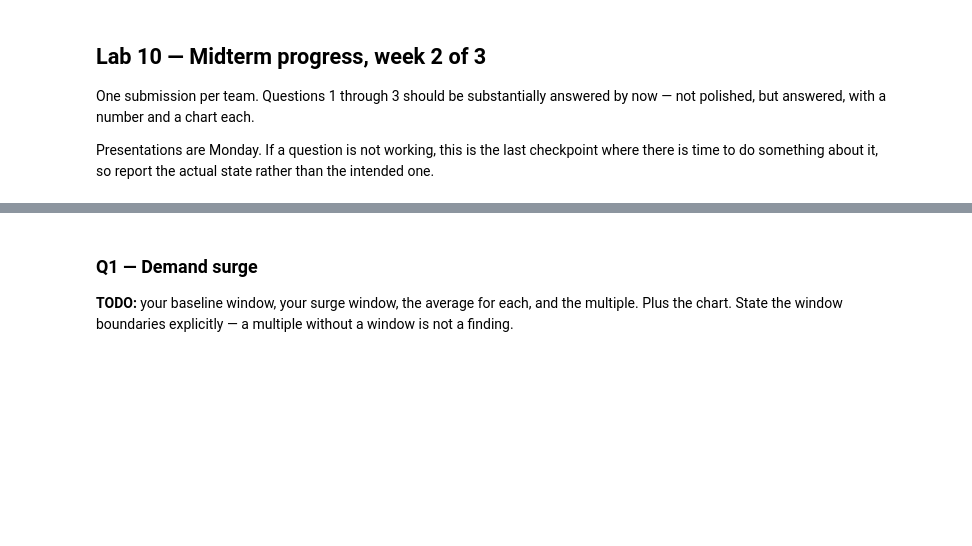
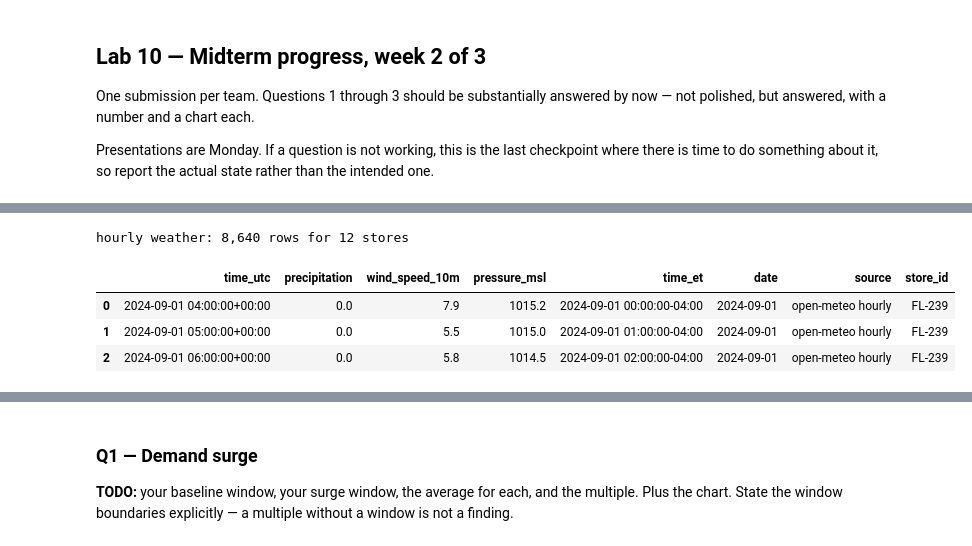
Before and after one commit to amulyasundaresan/Midterm-1, a Jupyter notebook: notebooks/06-midterm-walmart/2026-10-30 — Midterm Progress — Lab.ipynb, the cells around one changed output, grey strips where cells are left out. Saved outputs shown, nothing was run; the diff lists cells and outputs as text; code cells hidden in the pictures; blank space fills up the shorter version.

```diff
--- a/notebooks/06-midterm-walmart/2026-10-30 — Midterm Progress — Lab.ipynb
+++ b/notebooks/06-midterm-walmart/2026-10-30 — Midterm Progress — Lab.ipynb
@@ -12,0 +577,32 @@ Presentations are Monday. If a question is not working, this is the last checkpo
+# %%
+def fetch_weather_hourly(lat, lon, start, end, tries=3):
+    params = {'latitude': lat, 'longitude': lon, 'start_date': start, 'end_date': end,
+              'hourly': 'precipitation,wind_speed_10m,pressure_msl', 'timezone': 'UTC'}
+    h = pd.DataFrame(_get_json(BASE, params, tries)['hourly']).rename(columns={'time': 'time_utc'})
+    h['time_utc'] = pd.to_datetime(h['time_utc']).dt.tz_localize('UTC')
+    h['time_et'] = h['time_utc'].dt.tz_convert('America/New_York')       # <- the timezone alignment step
+    h['date'] = h['time_et'].dt.tz_localize(None).dt.normalize()         # local calendar day, to join to sales
+    h['source'] = 'open-meteo hourly'
+    return h
+
+weather_hourly = None
+try:
+    parts = []
+    for _, s in stores.iterrows():
+        # pad the UTC request by a day on each side: UTC midnight on Sept 1 is 8 pm on Aug 31 in Florida
+        h = fetch_weather_hourly(s['latitude'], s['longitude'], '2024-08-31', '2024-10-01')
+        h['store_id'] = s['store_id']
+        parts.append(h)
+        time.sleep(0.3)                                                   # be polite to a free API
+    weather_hourly = pd.concat(parts, ignore_index=True)
+    weather_hourly = weather_hourly[weather_hourly['date'].between('2024-09-01', '2024-09-30')].reset_index(drop=True)  # keep local Sept days only
+    print(f'hourly weather: {len(weather_hourly):,} rows for {weather_hourly["store_id"].nunique()} stores')
+    display(weather_hourly.head(3))
+except requests.RequestException as err:
+    print('Hourly weather not available right now:', err)
+# %% [output]
+hourly weather: 8,640 rows for 12 stores
+|  | time_utc | precipitation | wind_speed_10m | pressure_msl | time_et | date | source | store_id |
+| 0 | 2024-09-01 04:00:00+00:00 | 0.0 | 7.9 | 1015.2 | 2024-09-01 00:00:00-04:00 | 2024-09-01 | open-meteo hourly | FL-239 |
+| 1 | 2024-09-01 05:00:00+00:00 | 0.0 | 5.5 | 1015.0 | 2024-09-01 01:00:00-04:00 | 2024-09-01 | open-meteo hourly | FL-239 |
+| 2 | 2024-09-01 06:00:00+00:00 | 0.0 | 5.8 | 1014.5 | 2024-09-01 02:00:00-04:00 | 2024-09-01 | open-meteo hourly | FL-239 |
```
Also changed, not shown: parts of 18 cells of this notebook.
